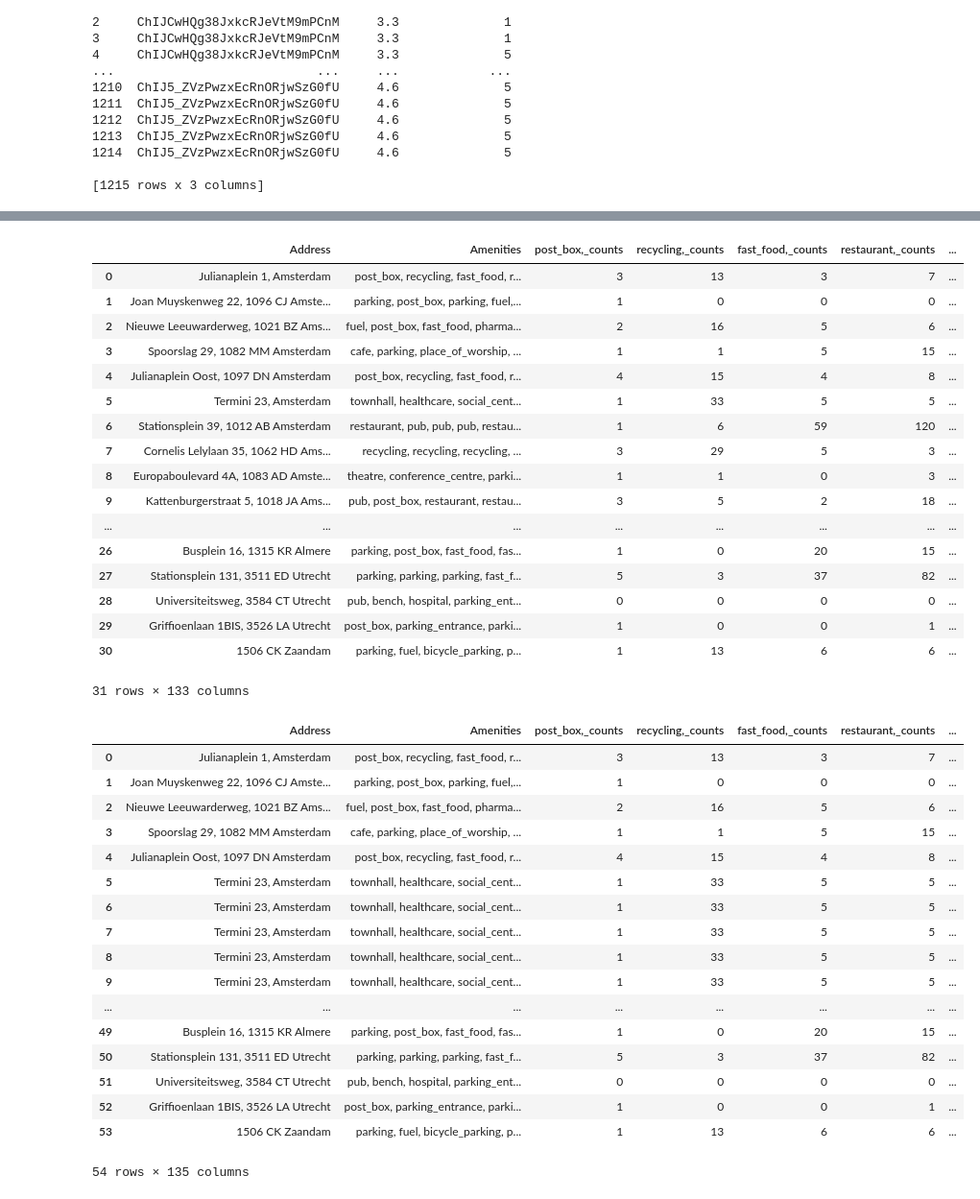
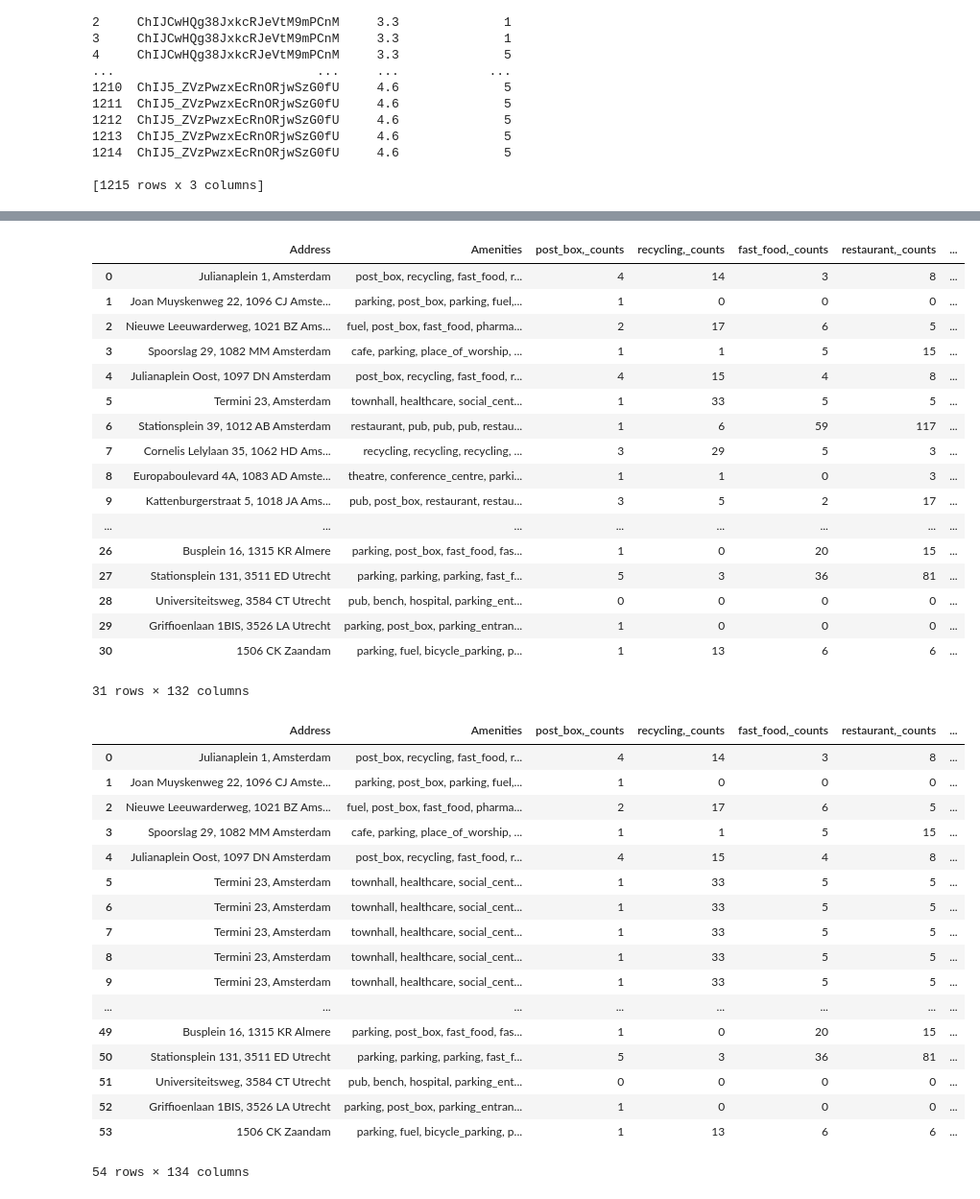
Before and after one commit to ellasartory/scraping, a Jupyter notebook: opendata_nl/get_amenities.ipynb, the cells around one changed output, grey strips where cells are left out. Shown at 96% size. Drawn from its saved outputs; the diff is of its cells as text; code cells hidden in the pictures.

```diff
--- a/opendata_nl/get_amenities.ipynb
+++ b/opendata_nl/get_amenities.ipynb
@@ -134,7 +134,7 @@ def map_amenities(value):
         return 'ChIJSaEgtTIKxkcRUgPJeDmIzJI'
     # Example: If 'wifi' is in the value, set the new column to 'internet'
     elif 'Nieuwe Leeuwarderweg, 1021 BZ Amsterdam' in value:
-        return 'EixOaWV1d2UgTGVldXdhcmRlcndlZywgQW1zdGVyZGFtLCBOZXRoZXJsYW5kcyIuKiwKFAoSCa33Xuz2CMZHEQ6g0ognO2_oEhQKEglVd5qUtT_GRxGNr8C3TP0AZg'
+        return 'ChIJNWR_YnAJxkcR28pkmHh4r5Q'
     elif 'Spoorslag 29, 1082 MM Amsterdam' in value:
         return 'ChIJjwDOAQUKxkcRr9PeeaTkB7k'
     elif 'Julianaplein Oost, 1097 DN Amsterdam' in value:
@@ -174,50 +174,50 @@ def map_amenities(value):
     elif 'Houttuinen, 2613 SL Delft' in value:
         return 'EiZIb3V0dHVpbmVuLCAyNjExIEFaIERlbGZ0LCBOZXRoZXJsYW5kcyIuKiwKFAoSCb8BCznBtcVHESWY3NSOandwEhQKEgn9WF9Rw7XFRxE91EvFo1ywiQ'
     elif 'Kon. Julianaplein 10, 2595 AA Den Haag' in value:
         return 'ChIJnSGImBe3xUcRtFY868Y8hcc'
     elif 'Van Embdenstraat 658, 2628 CN Delft' in value:
         return 'ChIJhzaXYYy1xUcRMZ2jasrWGjs'
     elif 'Tandwielstraat, 3083 AV Rotterdam' in value:
         return 'Ei5UYW5kd2llbHN0cmFhdCwgMzA4MyBBViBSb3R0ZXJkYW0sIE5ldGhlcmxhbmRzIi4qLAoUChIJ28uhjZgzxEcRnswwRAZjjEYSFAoSCQNHdpGYM8RHEcO2rY1b3gAd'
     elif 'Wilhelminakade 101, 3072 AP Rotterdam' in value:
         return 'ChIJq2DGt24zxEcR0QYMEoeB-0U'
     elif 'Busplein 16, 1315 KR Almere' in value:
         return 'ChIJCyuG6B8XxkcRHbDG-BedlEw'
     elif 'Stationsplein 131, 3511 ED Utrecht' in value:
         return 'ChIJ80xHI11vxkcRLeEDCzlh-ZU'
     elif 'Universiteitsweg, 3584 CT Utrecht' in value:
         return 'ChIJLcD8VY5oxkcRhmc-CiVXwjQ'
     elif 'Griffioenlaan 1BIS, 3526 LA Utrecht' in value:
         return 'EitHcmlmZmlvZW5sYWFuLCAzNTI2IExBIFV0cmVjaHQsIE5ldGhlcmxhbmRzIi4qLAoUChIJ08C2e8BlxkcRNpdQJr6TJCASFAoSCfHzuXnAZcZHEY0xEJoY7L_h'
     elif '1506 CK Zaandam' in value:
         return 'ChIJzeSVDNL8xUcRLXzFyb6NK2Y'
     # Add more conditions as needed
     else:
         return 'other'
 
 # Apply the mapping function to create a new column
 amt["place_id"] = amt["Address"].apply(map_amenities)
 
 display(amt)
 # %% [output]
 |  | Address | Amenities | post_box,_counts | recycling,_counts | fast_food,_counts | restaurant,_counts | ... |
-| 0 | Julianaplein 1, Amsterdam | post_box, recycling, fast_food, r... | 3 | 13 | 3 | 7 | ... |
+| 0 | Julianaplein 1, Amsterdam | post_box, recycling, fast_food, r... | 4 | 14 | 3 | 8 | ... |
 | 1 | Joan Muyskenweg 22, 1096 CJ Amste... | parking, post_box, parking, fuel,... | 1 | 0 | 0 | 0 | ... |
-| 2 | Nieuwe Leeuwarderweg, 1021 BZ Ams... | fuel, post_box, fast_food, pharma... | 2 | 16 | 5 | 6 | ... |
+| 2 | Nieuwe Leeuwarderweg, 1021 BZ Ams... | fuel, post_box, fast_food, pharma... | 2 | 17 | 6 | 5 | ... |
 | 3 | Spoorslag 29, 1082 MM Amsterdam | cafe, parking, place_of_worship, ... | 1 | 1 | 5 | 15 | ... |
 | 4 | Julianaplein Oost, 1097 DN Amsterdam | post_box, recycling, fast_food, r... | 4 | 15 | 4 | 8 | ... |
 | 5 | Termini 23, Amsterdam | townhall, healthcare, social_cent... | 1 | 33 | 5 | 5 | ... |
-| 6 | Stationsplein 39, 1012 AB Amsterdam | restaurant, pub, pub, pub, restau... | 1 | 6 | 59 | 120 | ... |
+| 6 | Stationsplein 39, 1012 AB Amsterdam | restaurant, pub, pub, pub, restau... | 1 | 6 | 59 | 117 | ... |
 | 7 | Cornelis Lelylaan 35, 1062 HD Ams... | recycling, recycling, recycling, ... | 3 | 29 | 5 | 3 | ... |
 | 8 | Europaboulevard 4A, 1083 AD Amste... | theatre, conference_centre, parki... | 1 | 1 | 0 | 3 | ... |
-| 9 | Kattenburgerstraat 5, 1018 JA Ams... | pub, post_box, restaurant, restau... | 3 | 5 | 2 | 18 | ... |
+| 9 | Kattenburgerstraat 5, 1018 JA Ams... | pub, post_box, restaurant, restau... | 3 | 5 | 2 | 17 | ... |
 | ... | ... | ... | ... | ... | ... | ... | ... |
 | 26 | Busplein 16, 1315 KR Almere | parking, post_box, fast_food, fas... | 1 | 0 | 20 | 15 | ... |
-| 27 | Stationsplein 131, 3511 ED Utrecht | parking, parking, parking, fast_f... | 5 | 3 | 37 | 82 | ... |
+| 27 | Stationsplein 131, 3511 ED Utrecht | parking, parking, parking, fast_f... | 5 | 3 | 36 | 81 | ... |
 | 28 | Universiteitsweg, 3584 CT Utrecht | pub, bench, hospital, parking_ent... | 0 | 0 | 0 | 0 | ... |
-| 29 | Griffioenlaan 1BIS, 3526 LA Utrecht | post_box, parking_entrance, parki... | 1 | 0 | 0 | 1 | ... |
+| 29 | Griffioenlaan 1BIS, 3526 LA Utrecht | parking, post_box, parking_entran... | 1 | 0 | 0 | 0 | ... |
 | 30 | 1506 CK Zaandam | parking, fuel, bicycle_parking, p... | 1 | 13 | 6 | 6 | ... |
-31 rows × 133 columns
+31 rows × 132 columns
 # %%
 #merge
 merged_df = pd.merge(amt, rating_amenities, on = "place_id", how = 'left')
@@ -225,9 +225,9 @@ merged_df = pd.merge(amt, rating_amenities, on = "place_id", how = 'left')
 display(merged_df)
 # %% [output]
 |  | Address | Amenities | post_box,_counts | recycling,_counts | fast_food,_counts | restaurant,_counts | ... |
-| 0 | Julianaplein 1, Amsterdam | post_box, recycling, fast_food, r... | 3 | 13 | 3 | 7 | ... |
+| 0 | Julianaplein 1, Amsterdam | post_box, recycling, fast_food, r... | 4 | 14 | 3 | 8 | ... |
 | 1 | Joan Muyskenweg 22, 1096 CJ Amste... | parking, post_box, parking, fuel,... | 1 | 0 | 0 | 0 | ... |
-| 2 | Nieuwe Leeuwarderweg, 1021 BZ Ams... | fuel, post_box, fast_food, pharma... | 2 | 16 | 5 | 6 | ... |
+| 2 | Nieuwe Leeuwarderweg, 1021 BZ Ams... | fuel, post_box, fast_food, pharma... | 2 | 17 | 6 | 5 | ... |
 | 3 | Spoorslag 29, 1082 MM Amsterdam | cafe, parking, place_of_worship, ... | 1 | 1 | 5 | 15 | ... |
 | 4 | Julianaplein Oost, 1097 DN Amsterdam | post_box, recycling, fast_food, r... | 4 | 15 | 4 | 8 | ... |
 | 5 | Termini 23, Amsterdam | townhall, healthcare, social_cent... | 1 | 33 | 5 | 5 | ... |
@@ -237,8 +237,8 @@ display(merged_df)
 | 9 | Termini 23, Amsterdam | townhall, healthcare, social_cent... | 1 | 33 | 5 | 5 | ... |
 | ... | ... | ... | ... | ... | ... | ... | ... |
 | 49 | Busplein 16, 1315 KR Almere | parking, post_box, fast_food, fas... | 1 | 0 | 20 | 15 | ... |
-| 50 | Stationsplein 131, 3511 ED Utrecht | parking, parking, parking, fast_f... | 5 | 3 | 37 | 82 | ... |
+| 50 | Stationsplein 131, 3511 ED Utrecht | parking, parking, parking, fast_f... | 5 | 3 | 36 | 81 | ... |
 | 51 | Universiteitsweg, 3584 CT Utrecht | pub, bench, hospital, parking_ent... | 0 | 0 | 0 | 0 | ... |
-| 52 | Griffioenlaan 1BIS, 3526 LA Utrecht | post_box, parking_entrance, parki... | 1 | 0 | 0 | 1 | ... |
+| 52 | Griffioenlaan 1BIS, 3526 LA Utrecht | parking, post_box, parking_entran... | 1 | 0 | 0 | 0 | ... |
 | 53 | 1506 CK Zaandam | parking, fuel, bicycle_parking, p... | 1 | 13 | 6 | 6 | ... |
-54 rows × 135 columns
+54 rows × 134 columns
```
Also changed, not shown: parts of 2 cells of this notebook, 1 other file.
